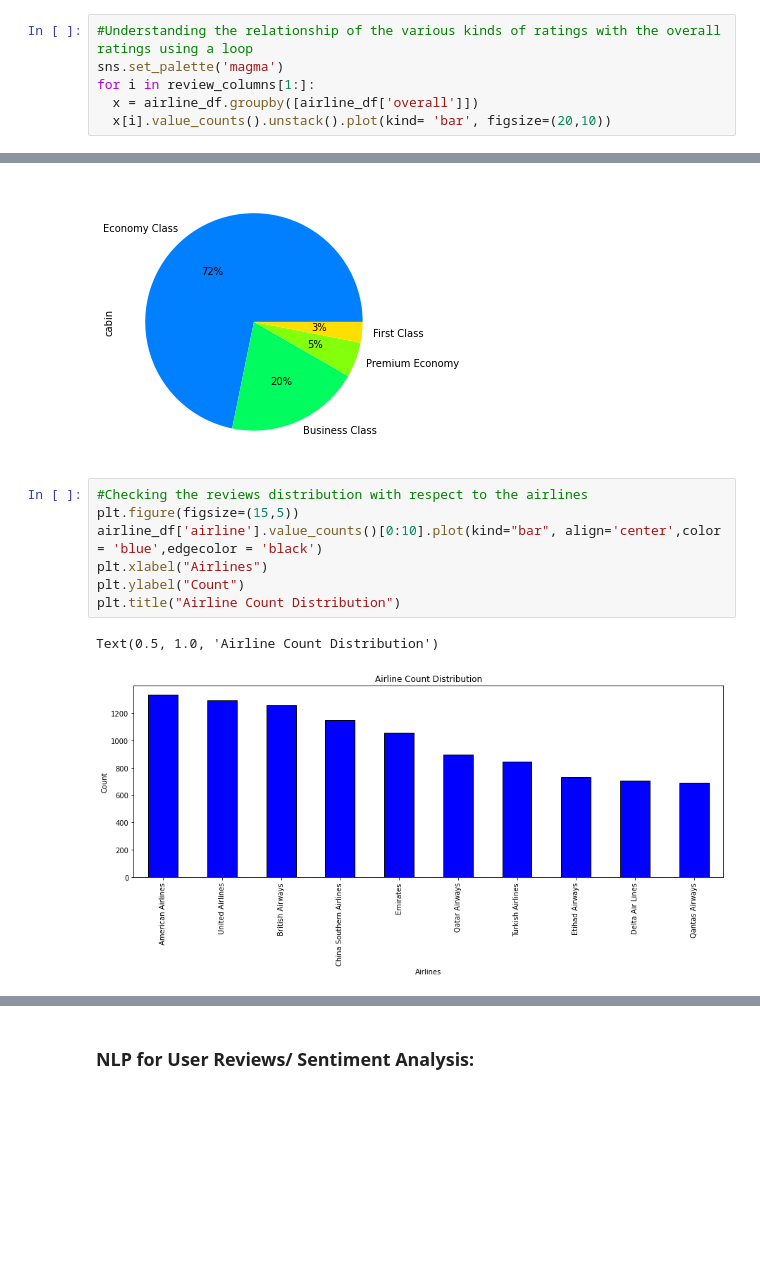
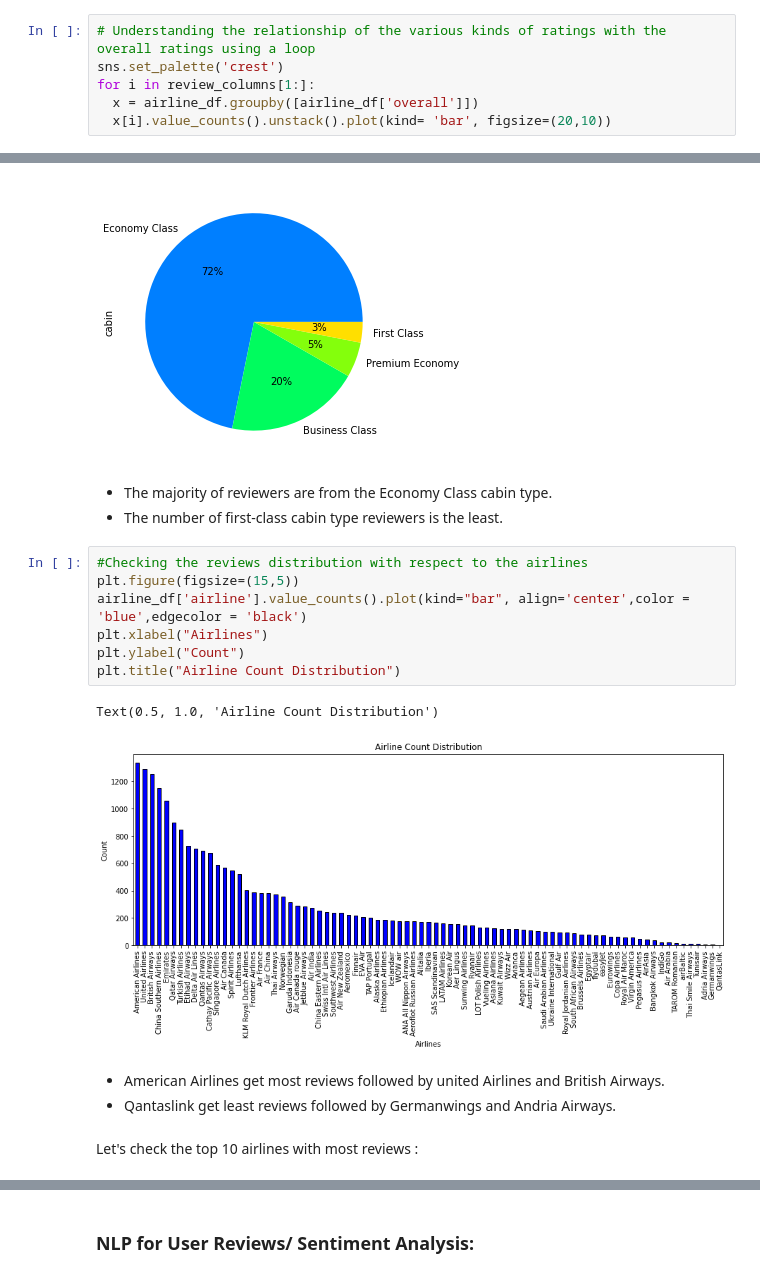
Before and after one commit to paulsoumyadip/airline_referral, a Jupyter notebook: Airline_Passenger_referral_prediction_.ipynb, the cells around one changed output, grey strips where cells are left out. Cells and saved outputs as stored; diff of their text form; blank space fills up the shorter version.

```diff
--- a/Airline_Passenger_referral_prediction_.ipynb
+++ b/Airline_Passenger_referral_prediction_.ipynb
@@ -426,7 +487,7 @@ airline_df["overall"] = airline_df["overall"]/2
 review_columns = ['overall','seat_comfort','cabin_service','food_bev','entertainment', 'ground_service', 'value_for_money']
 # %%
-#Understanding the relationship of the various kinds of ratings with the overall ratings using a loop
-sns.set_palette('magma')
+# Understanding the relationship of the various kinds of ratings with the overall ratings using a loop
+sns.set_palette('crest')
 for i in review_columns[1:]:
   x = airline_df.groupby([airline_df['overall']])
   x[i].value_counts().unstack().plot(kind= 'bar', figsize=(20,10))
@@ -460,14 +529,22 @@ airline_df['cabin'].value_counts().plot(kind='pie',autopct='%1.0f%%',figsize=(10
 # %% [output]
 <matplotlib.axes._subplots.AxesSubplot at 0x...>
 [figure]
+# %% [markdown]
+*  The majority of reviewers are from the Economy Class cabin type.
+*  The number of first-class cabin type reviewers is the least.
 # %%
 #Checking the reviews distribution with respect to the airlines
 plt.figure(figsize=(15,5))
-airline_df['airline'].value_counts()[0:10].plot(kind="bar", align='center',color = 'blue',edgecolor = 'black')
+airline_df['airline'].value_counts().plot(kind="bar", align='center',color = 'blue',edgecolor = 'black')
 plt.xlabel("Airlines")
 plt.ylabel("Count")
 plt.title("Airline Count Distribution")
 # %% [output]
 Text(0.5, 1.0, 'Airline Count Distribution')
-[figure, old version]
+[figure, new version]
+# %% [markdown]
+* American Airlines get most reviews followed by united Airlines and British Airways.
+* Qantaslink get least reviews followed by Germanwings and Andria Airways.
+# %% [markdown]
+Let's check the top 10 airlines with most reviews :
 # %%
```
Also changed, not shown: parts of 83 cells of this notebook.
